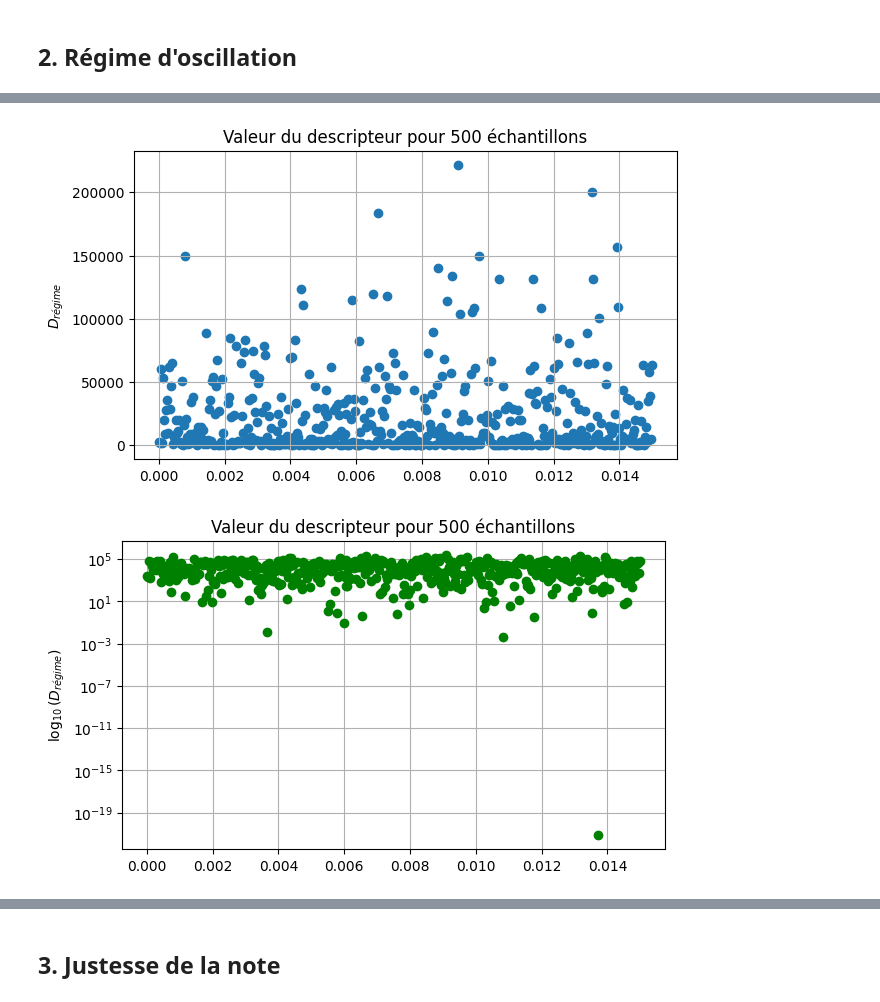
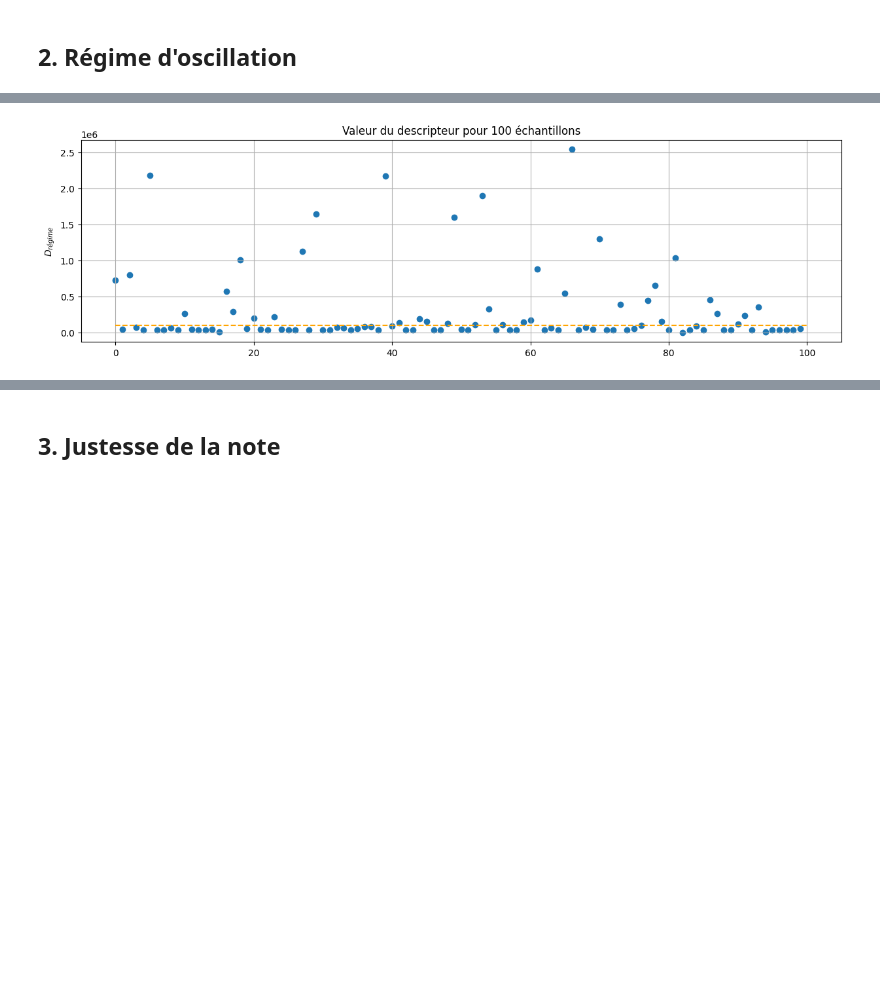
Before and after one commit to BaptisteHi/PAM-Virtual-Instrument, a Jupyter notebook: descripteurs.ipynb, the cells around one changed output, grey strips where cells are left out. Cells and saved outputs as stored; diff of their text form; code cells hidden in the pictures; blank space fills up the shorter version.

Commit message:
seuils recalculés

```diff
--- a/descripteurs.ipynb
+++ b/descripteurs.ipynb
@@ -539,34 +544,36 @@ class Classifier_son:
 ## 2. Régime d'oscillation
 # %%
 # Calcul de l'enveloppe de puissance
-import time
+gamma_test = 0.38
+zeta_test = 0.4
+P_test = simulation(T_sec, delta_t, gamma_test, zeta_test)
 
 # methode 1 : square + filtre passe-bas
 from scipy.signal import butter, filtfilt
-start = time.time()
-power = P**2
+start = time()
+power = P_test**2
 cutoff = 20  # enveloppe = ce qui varie lentement
 b, a = butter(4, cutoff / (1 / (2*delta_t)), btype='low')
 power_meth1 = filtfilt(b, a, power)
-end = time.time()
+end = time()
 temps1 = end - start
 
 # methode 2 : moving RMS
 window_ms = 50  # RMS window length
 window_samples = int(fs * window_ms / 1000)
 kernel = np.ones(window_samples) / window_samples
-start = time.time()
-power_meth2 = np.sqrt(np.convolve(P, kernel, mode='same'))
-end = time.time()
+start = time()
+power_meth2 = np.sqrt(np.convolve(P_test, kernel, mode='same'))
+end = time()
 temps2 = end - start
 
 # methode 3 : transformée de Hilbert
 from scipy.signal import hilbert
-start = time.time()
-analytic_signal = hilbert(P)
+start = time()
+analytic_signal = hilbert(P_test)
 amplitude_envelope = np.abs(analytic_signal)
 power_meth3 = amplitude_envelope**2
-end = time.time()
+end = time()
 temps3 = end - start
 
 # plot
@@ -608,8 +615,7 @@ dur = 0.5
 D_regime = np.zeros(len(indexes))
 
 for i, index in enumerate(indexes):
-    print("epoch :", i + 1, "/500")
-    clarinette.params_controle_musicien(gamma[index[0]],zeta[index[1]])
-    _, _, P, _, _ = clarinette.execution(dur, delta_t)
+    print("epoch :", i + 1, "/", n_data)
+    P = simulation(T_sec, delta_t, gamma[index[0]],zeta[index[1]])
     D_regime[i] = descripteur_regime(P)
 # %% [output]
@@ -650,21 +639,12 @@ epoch : 500 /500
 # %%
-# esp2 = ...
+eps2 = 1e5
 
-plt.figure(figsize = (7,4))
-plt.scatter(np.arange(len(D_regime))*delta_t, D_regime)
-#plt.hlines(eps1, xmin, xmax, colors = "orange", linestyles = "--", label ="seuil de classification" )
+plt.figure(figsize = (15,4))
+plt.title("Valeur du descripteur pour " + str(n_data) + " échantillons")
+plt.scatter(np.arange(len(D_regime)), D_regime)
+plt.hlines(eps2, 0, n_data, colors = "orange", linestyles = "--", label ="seuil de classification" )
 plt.ylabel(r"$D_{régime}$")
-plt.title("Valeur du descripteur pour 500 échantillons")
 plt.grid()
-plt.show()
-
-plt.figure(figsize = (7,4))
-plt.semilogy(np.arange(len(D_regime))*delta_t, D_regime, "go")
-#plt.hlines(eps1, xmin, xmax, colors = "orange", linestyles = "--", label ="seuil de classification" )
-plt.ylabel(r"$\log_{10}(D_{régime})$")
-plt.title("Valeur du descripteur pour 500 échantillons")
-plt.grid()
 # %% [output]
-[figure, old version]
+[figure, new version]
-[figure, removed]
 # %%
```
Also changed, not shown: parts of 15 cells of this notebook.
